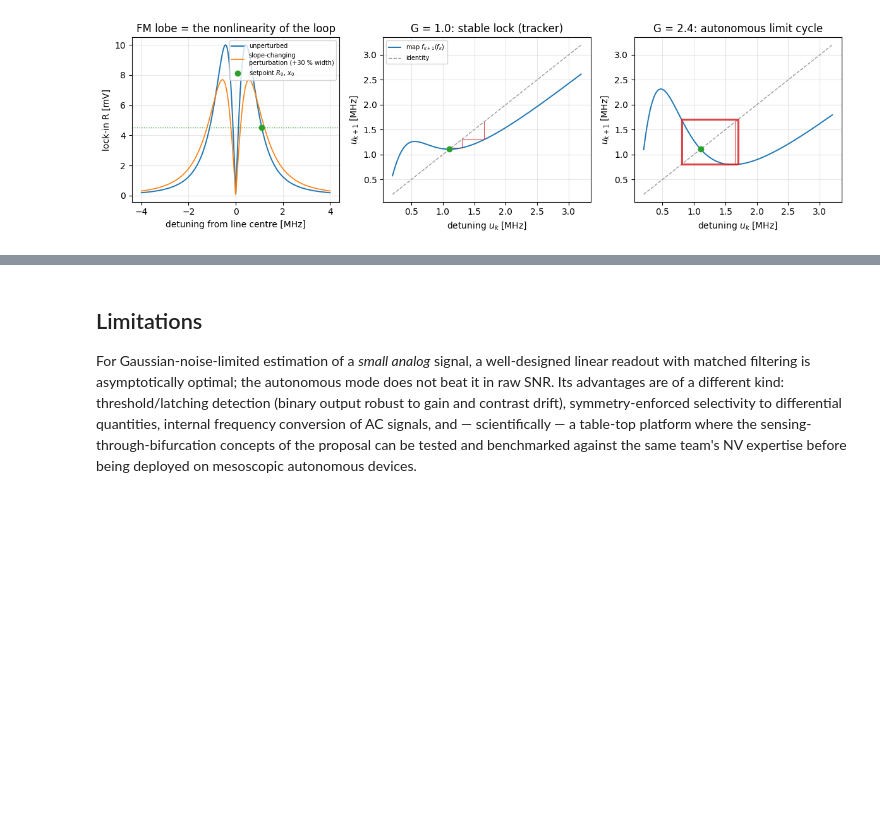
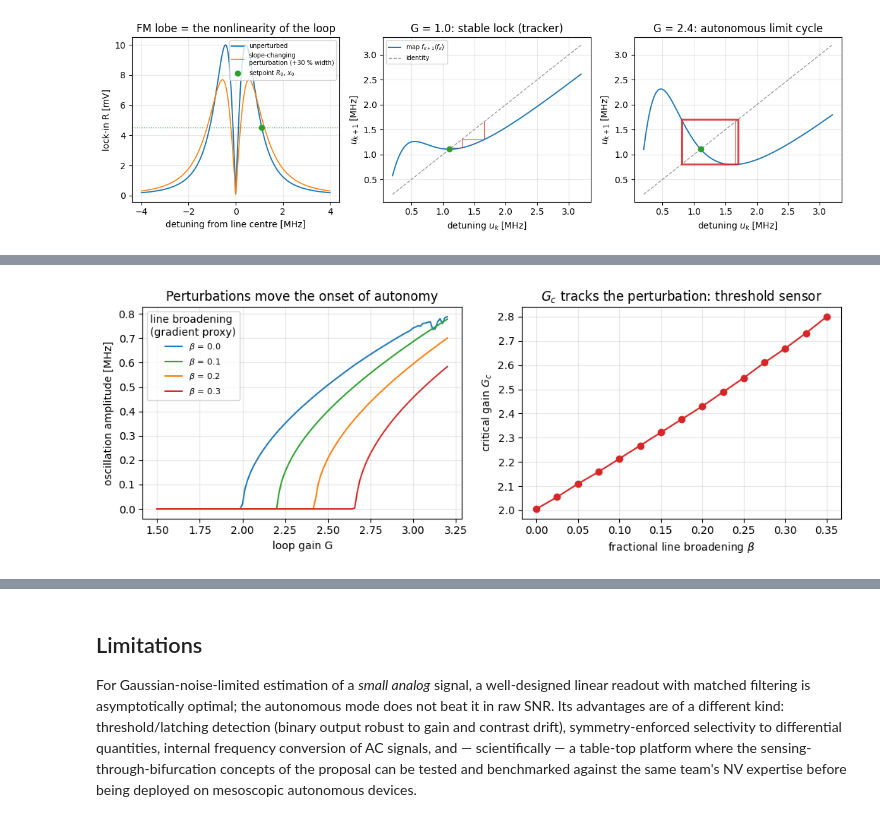
Before and after one commit to GonReina/BudgetODMR, a Jupyter notebook: proposal/WorkPackage3.ipynb, the cells around one changed output, grey strips where cells are left out. Drawn from its saved outputs; the diff is of its cells as text; code cells hidden in the pictures; blank space fills up the shorter version.

```diff
--- a/proposal/WorkPackage3.ipynb
+++ b/proposal/WorkPackage3.ipynb
@@ -147,0 +173,29 @@ fig.show()
+# %%
+betas = (0.0, 0.1, 0.2, 0.3)
+Gs3 = np.linspace(1.5, 3.2, 120)
+fig, (ax, ax2) = plt.subplots(1, 2, figsize=(10, 3.8))
+for b, c in zip(betas, ("C0", "C2", "C1", "C3")):
+    amp = [np.mean([orbit_amp(G, beta=b) for _ in range(1)]) for G in Gs3]
+    ax.plot(Gs3, amp, color=c, lw=1.4, label=rf"$\beta$ = {b:.1f}")
+ax.set(xlabel="loop gain G", ylabel="oscillation amplitude [MHz]",
+       title="Perturbations move the onset of autonomy")
+ax.legend(title="line broadening\n(gradient proxy)", fontsize=8)
+ax.grid(alpha=0.3)
+
+# threshold vs beta: smallest G with amplitude above a small cut
+G_fine = np.linspace(1.6, 3.4, 400)
+bet_fine = np.linspace(0, 0.35, 15)
+thr = []
+for b in bet_fine:
+    a = np.array([orbit_amp(G, beta=b) for G in G_fine])
+    idx = np.argmax(a > 0.05)
+    thr.append(G_fine[idx] if a[idx] > 0.05 else np.nan)
+ax2.plot(bet_fine, thr, "o-", color="C3")
+ax2.set(xlabel=r"fractional line broadening $\beta$",
+        ylabel="critical gain $G_c$",
+        title=r"$G_c$ tracks the perturbation: threshold sensor")
+ax2.grid(alpha=0.3)
+fig.tight_layout()
+plt.show()
+# %% [output]
+[figure, added]
```
Also changed, not shown: parts of 7 cells of this notebook.
